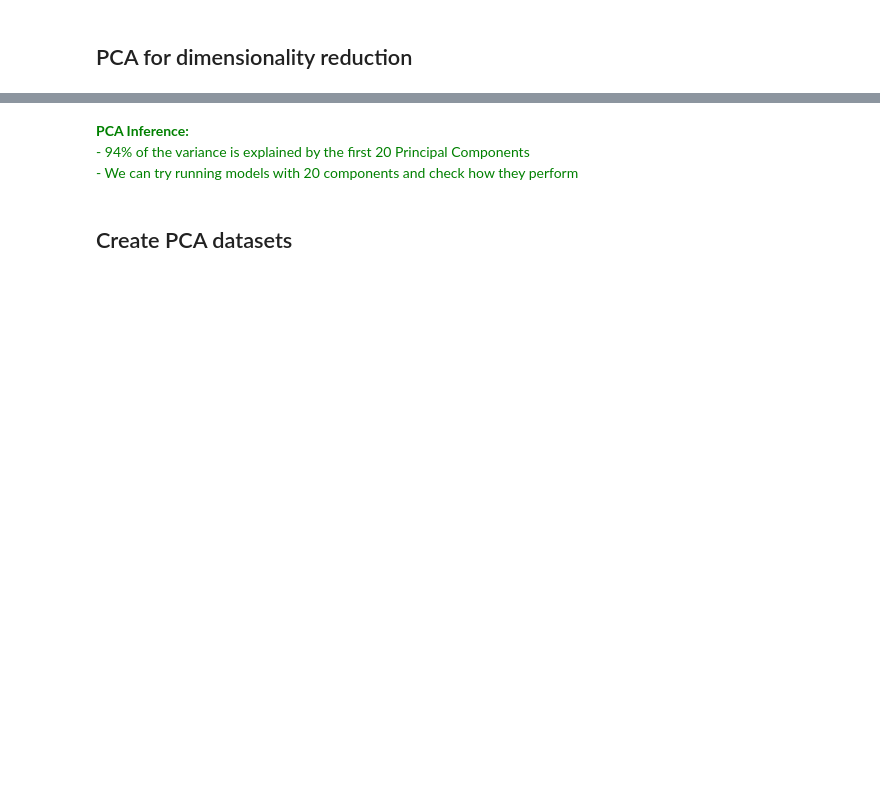
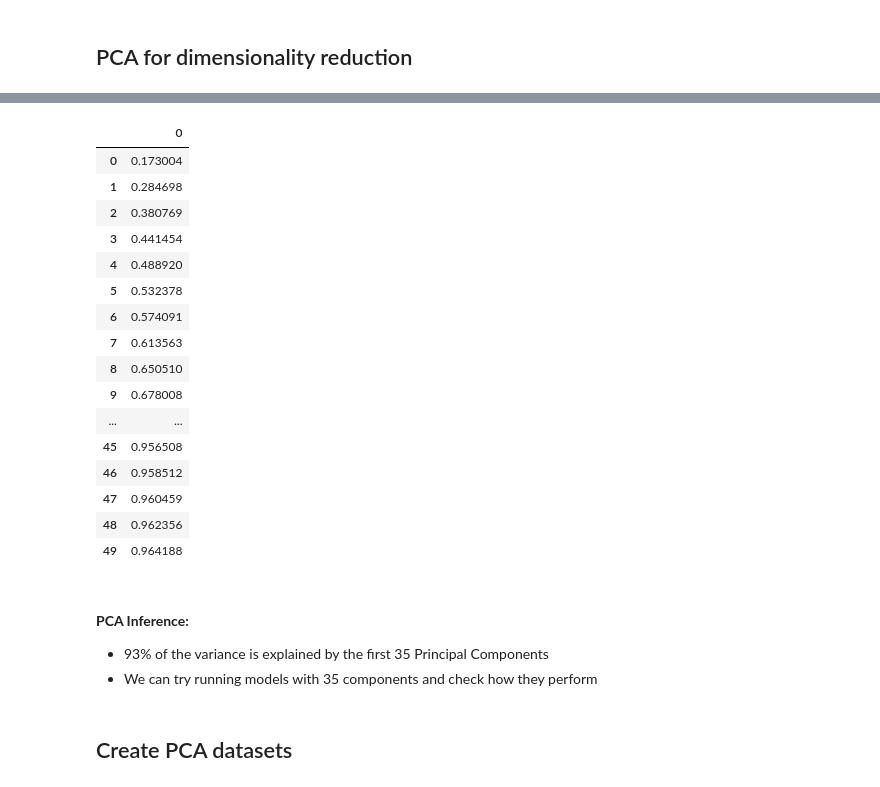
Before and after one commit to Lakshmi-1212/TelecomChurn_CaseStudy, a Jupyter notebook: TelcomChurn_CaseStudy.ipynb, the cells around one changed output, grey strips where cells are left out. Saved outputs shown, nothing was run; the diff lists cells and outputs as text; code cells hidden in the pictures; blank space fills up the shorter version.

```diff
--- a/TelcomChurn_CaseStudy.ipynb
+++ b/TelcomChurn_CaseStudy.ipynb
@@ -552,9 +552,10 @@ cust = cust[cust['is_hvc'] == 1]
 cust.shape
 # %% [output]
 (29414, 156)
-# %%
-# drop the is_hvc flag column as we have considered only HVCs
-cust.drop(['is_hvc'],axis=1,inplace=True)
+# %%
+# drop the newly created variables to identify the HVCs
+# Average recharge amount shall be derived later for the good phase and action phase
+cust.drop(['is_hvc','avg_rech_amt_6_7'],axis=1,inplace=True)
 # %% [markdown]
 # Define Variables
 # %%
@@ -1140,10 +1383,28 @@ plt.plot(range(1,len(var_cumu)+1), var_cumu)
 # %%
-pd.DataFrame(var_cumu).head(30)
+pd.DataFrame(var_cumu).head(50)
+# %% [output]
+|  | 0 |
+| 0 | 0.173004 |
+| 1 | 0.284698 |
+| 2 | 0.380769 |
+| 3 | 0.441454 |
+| 4 | 0.488920 |
+| 5 | 0.532378 |
+| 6 | 0.574091 |
+| 7 | 0.613563 |
+| 8 | 0.650510 |
+| 9 | 0.678008 |
+| ... | ... |
+| 45 | 0.956508 |
+| 46 | 0.958512 |
+| 47 | 0.960459 |
+| 48 | 0.962356 |
+| 49 | 0.964188 |
 # %% [markdown]
-<font color='green'>
+### <font color='green'>
 <b>PCA Inference:</b> <br>
-- 94% of the variance is explained by the first 20 Principal Components <br>
-- We can try running models with 20 components and check how they perform
+- 93% of the variance is explained by the first 35 Principal Components <br>
+- We can try running models with 35 components and check how they perform
 </font>
 # %% [markdown]
 ## Create PCA datasets
```
Also changed, not shown: parts of 42 cells of this notebook.
